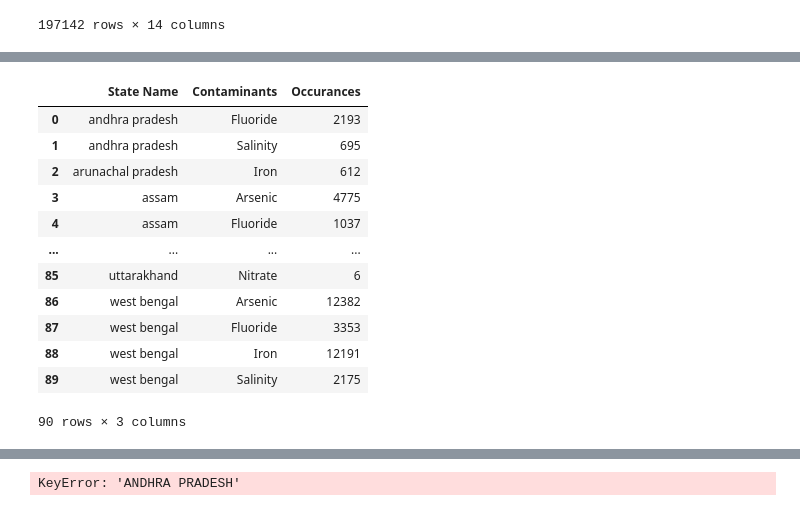
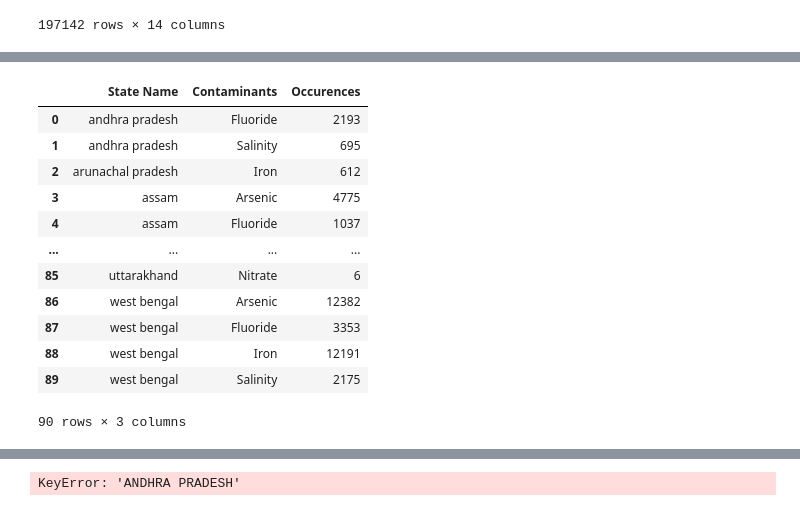
Before and after one commit to hanzhi227/Capstone1, a Jupyter notebook: IndiaWater&Air.ipynb, the cells around one changed output, grey strips where cells are left out. Cells and saved outputs as stored; diff of their text form; code cells hidden in the pictures.

Commit message:
Added data

```diff
--- a/IndiaWater&Air.ipynb
+++ b/IndiaWater&Air.ipynb
@@ -78,10 +78,10 @@ water['State Name'] = water['State Name'].str.lower()
 # %%
 water['Year'] = water['Year'].apply(lambda yr: yr[4::])
 # %%
-state_water_contam = pd.DataFrame({'Occurances': water.groupby(['State Name','Contaminants']).size()}).reset_index()
+state_water_contam = pd.DataFrame({'Occurences': water.groupby(['State Name','Contaminants']).size()}).reset_index()
 state_water_contam
 # %% [output]
-|  | State Name | Contaminants | Occurances |
+|  | State Name | Contaminants | Occurences |
 | 0 | andhra pradesh | Fluoride | 2193 |
 | 1 | andhra pradesh | Salinity | 695 |
 | 2 | arunachal pradesh | Iron | 612 |
```
Also changed, not shown: parts of 2 cells of this notebook, 8 other files.
